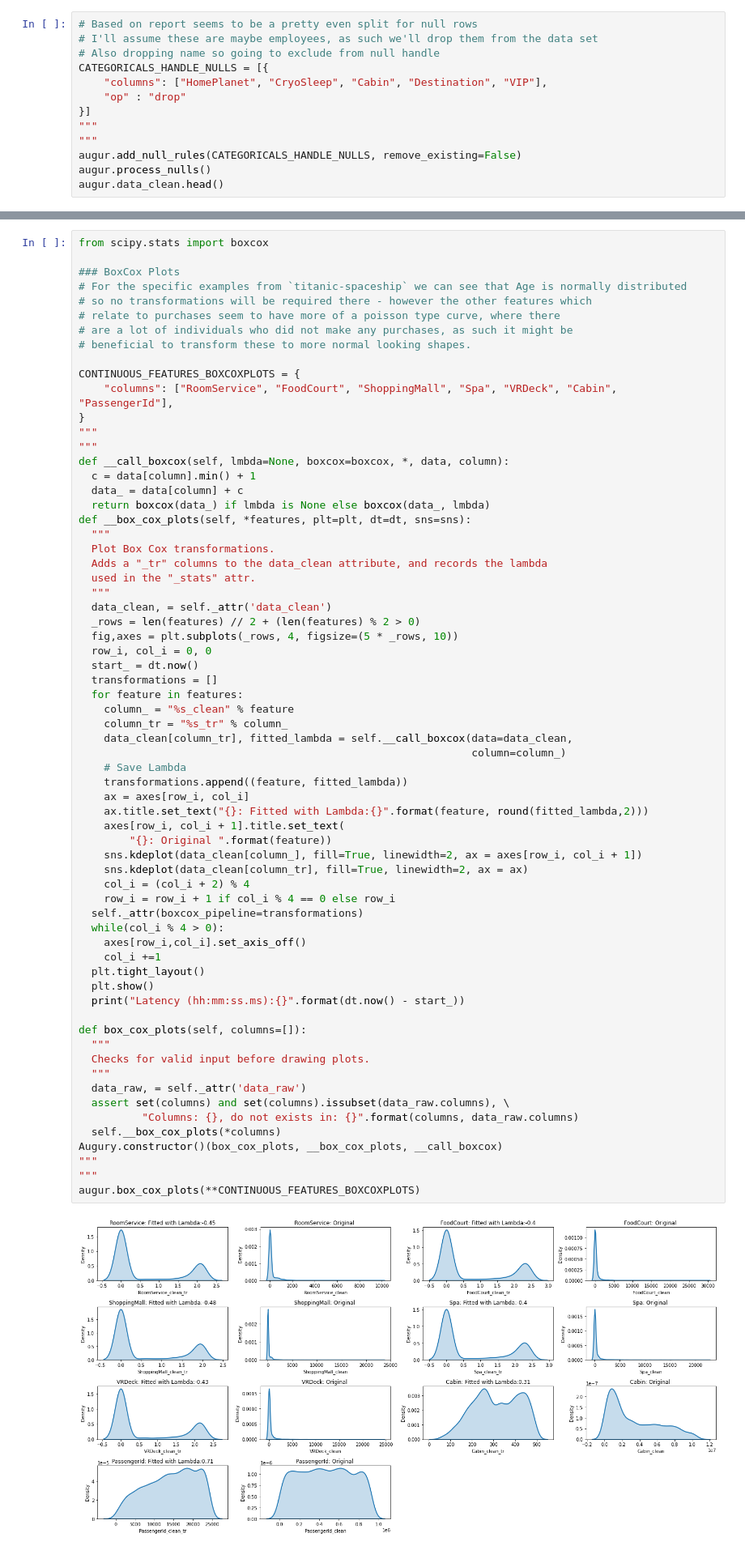
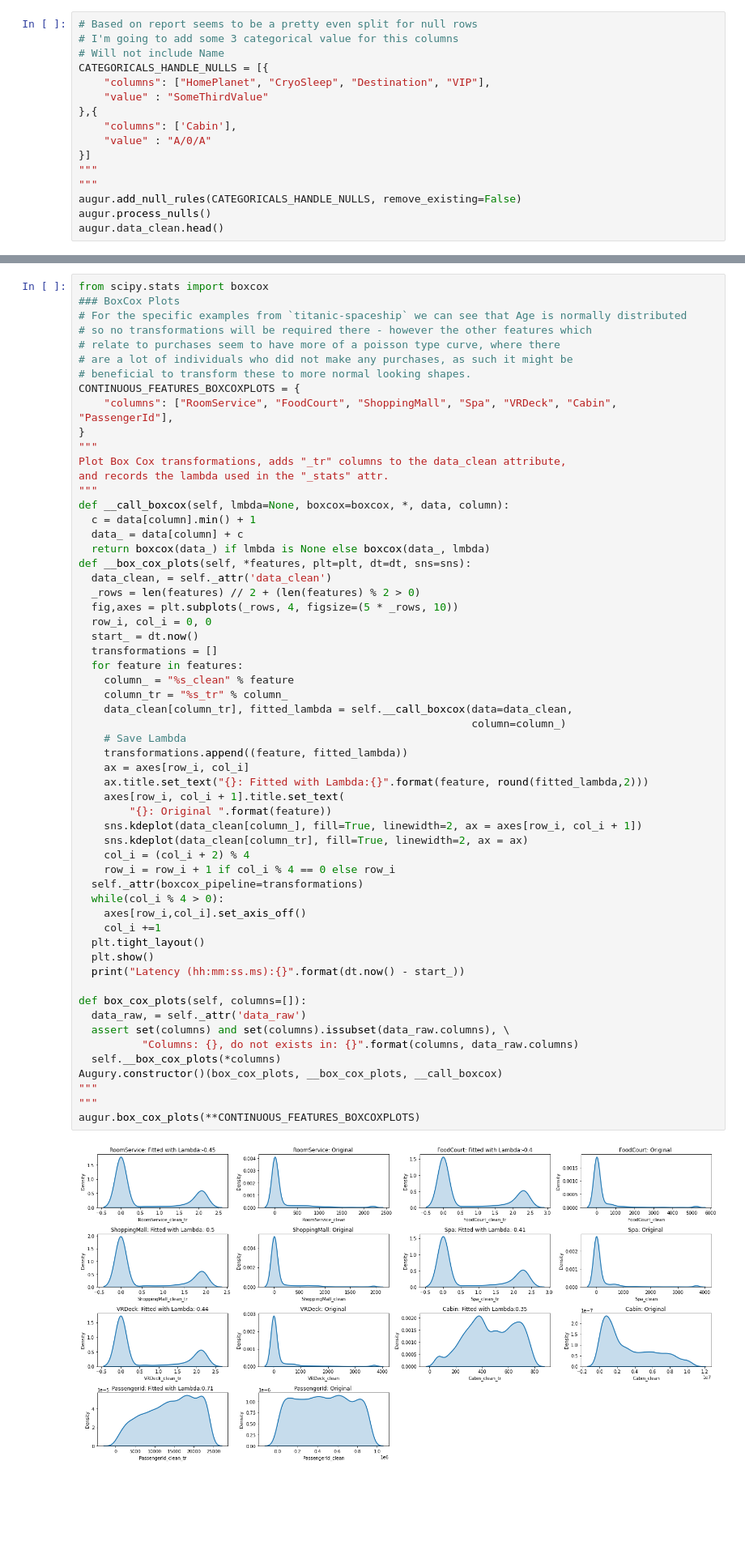
Before and after one commit to edelauna/a-notebook-for-your-augury, a Jupyter notebook: A_Notebook_for_your_Augury.ipynb, the cells around one changed output, grey strips where cells are left out. Shown at 81% size. Drawn from its saved outputs; the diff is of its cells as text; blank space fills up the shorter version.

```diff
--- a/A_Notebook_for_your_Augury.ipynb
+++ b/A_Notebook_for_your_Augury.ipynb
@@ -646,11 +652,14 @@ Categorical Columns:
 ['PassengerId', 'HomePlanet', 'CryoSleep', 'Cabin', 'Destination', 'VIP', 'Name']
 # %%
 # Based on report seems to be a pretty even split for null rows
-# I'll assume these are maybe employees, as such we'll drop them from the data set
-# Also dropping name so going to exclude from null handle
+# I'm going to add some 3 categorical value for this columns
+# Will not include Name
 CATEGORICALS_HANDLE_NULLS = [{
-    "columns": ["HomePlanet", "CryoSleep", "Cabin", "Destination", "VIP"],
-    "op" : "drop"
+    "columns": ["HomePlanet", "CryoSleep", "Destination", "VIP"],
+    "value" : "SomeThirdValue"
+},{
+    "columns": ['Cabin'],
+    "value" : "A/0/A"
 }]
 """
 """
@@ -879,28 +879,23 @@ augur.data_clean['RoomService_clean'].min()
 # %%
 from scipy.stats import boxcox
-
 ### BoxCox Plots
 # For the specific examples from `titanic-spaceship` we can see that Age is normally distributed
 # so no transformations will be required there - however the other features which
 # relate to purchases seem to have more of a poisson type curve, where there
 # are a lot of individuals who did not make any purchases, as such it might be
 # beneficial to transform these to more normal looking shapes.
-
 CONTINUOUS_FEATURES_BOXCOXPLOTS = {
     "columns": ["RoomService", "FoodCourt", "ShoppingMall", "Spa", "VRDeck", "Cabin", "PassengerId"],
 }
 """
+Plot Box Cox transformations, adds "_tr" columns to the data_clean attribute,
+and records the lambda used in the "_stats" attr.
 """
 def __call_boxcox(self, lmbda=None, boxcox=boxcox, *, data, column):
   c = data[column].min() + 1
   data_ = data[column] + c
   return boxcox(data_) if lmbda is None else boxcox(data_, lmbda)
 def __box_cox_plots(self, *features, plt=plt, dt=dt, sns=sns):
-  """
-  Plot Box Cox transformations.
-  Adds a "_tr" columns to the data_clean attribute, and records the lambda
-  used in the "_stats" attr.
-  """
   data_clean, = self._attr('data_clean')
   _rows = len(features) // 2 + (len(features) % 2 > 0)
   fig,axes = plt.subplots(_rows, 4, figsize=(5 * _rows, 10))
@@ -913,34 +908,31 @@ def __box_cox_plots(self, *features, plt=plt, dt=dt, sns=sns):
     data_clean[column_tr], fitted_lambda = self.__call_boxcox(data=data_clean,
                                                               column=column_)
     # Save Lambda
     transformations.append((feature, fitted_lambda))
     ax = axes[row_i, col_i]
     ax.title.set_text("{}: Fitted with Lambda:{}".format(feature, round(fitted_lambda,2)))
     axes[row_i, col_i + 1].title.set_text(
         "{}: Original ".format(feature))
     sns.kdeplot(data_clean[column_], fill=True, linewidth=2, ax = axes[row_i, col_i + 1])
     sns.kdeplot(data_clean[column_tr], fill=True, linewidth=2, ax = ax)
     col_i = (col_i + 2) % 4
     row_i = row_i + 1 if col_i % 4 == 0 else row_i
   self._attr(boxcox_pipeline=transformations)
   while(col_i % 4 > 0):
     axes[row_i,col_i].set_axis_off()
     col_i +=1
   plt.tight_layout()
   plt.show()
   print("Latency (hh:mm:ss.ms):{}".format(dt.now() - start_))
 
 def box_cox_plots(self, columns=[]):
-  """
-  Checks for valid input before drawing plots.
-  """
   data_raw, = self._attr('data_raw')
   assert set(columns) and set(columns).issubset(data_raw.columns), \
           "Columns: {}, do not exists in: {}".format(columns, data_raw.columns)
   self.__box_cox_plots(*columns)
 Augury.constructor()(box_cox_plots, __box_cox_plots, __call_boxcox)
 """
 """
 augur.box_cox_plots(**CONTINUOUS_FEATURES_BOXCOXPLOTS)
 # %% [output]
-[figure, old version]
+[figure, new version]
```
Also changed, not shown: parts of 46 cells of this notebook.
